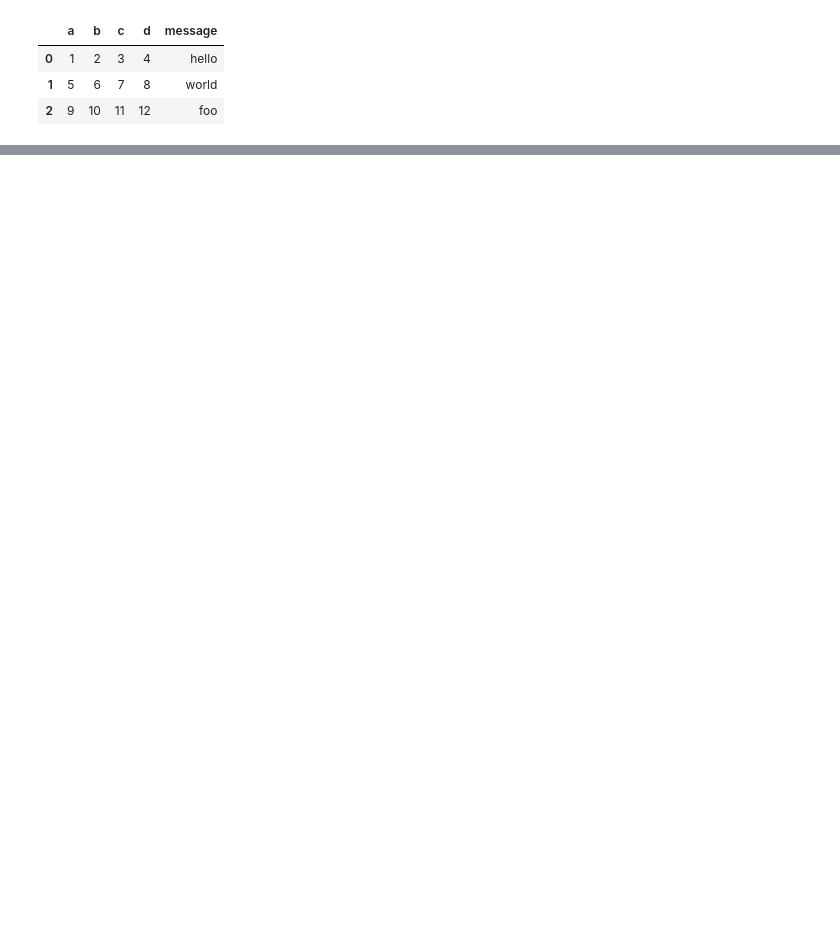
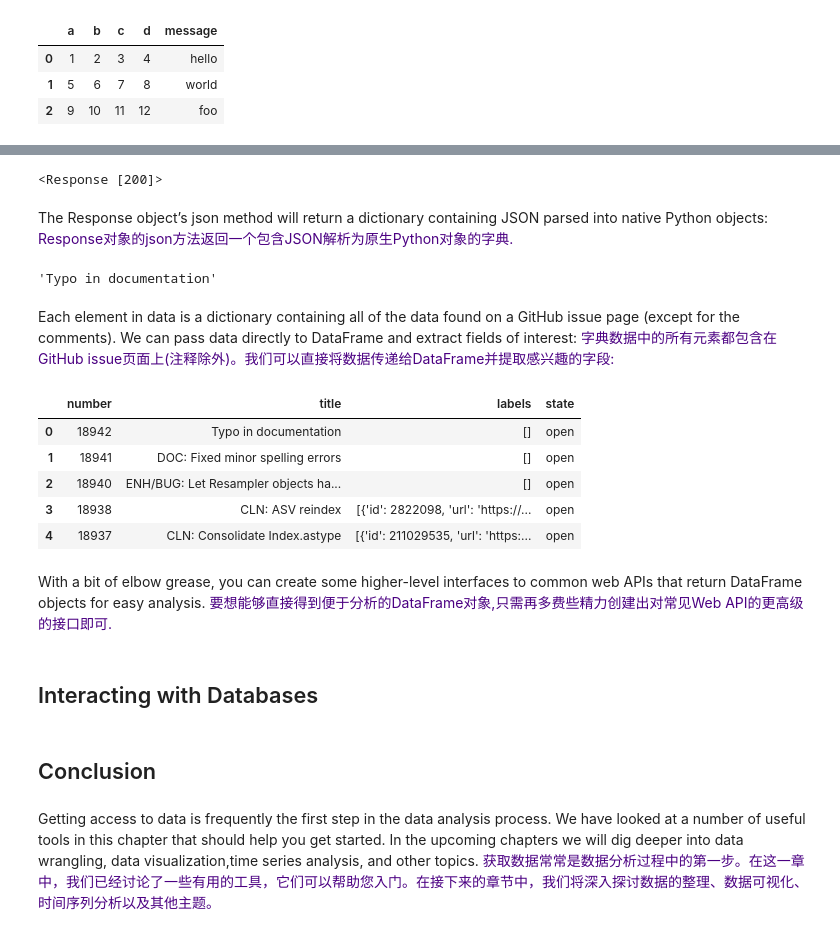
Before and after one commit to edenwzg/code, a Jupyter notebook: jupyter/Python for data analysis/Chapter 6. Data loading,Storage,and File Formats.ipynb, the cells around one changed output, grey strips where cells are left out. Saved outputs shown, nothing was run; the diff lists cells and outputs as text; code cells hidden in the pictures; blank space fills up the shorter version.

```diff
--- a/jupyter/Python for data analysis/Chapter 6. Data loading,Storage,and File Formats.ipynb
+++ b/jupyter/Python for data analysis/Chapter 6. Data loading,Storage,and File Formats.ipynb
@@ -1122,0 +1164,42 @@ pd.read_excel(xlsx, 'Sheet1')
+# %%
+url = 'https://api.github.com/repos/pandas-dev/pandas/issues'
+resp = requests.get(url)
+# %%
+resp
+# %% [output]
+<Response [200]>
+# %% [markdown]
+The Response object’s json method will return a dictionary containing JSON parsed into native Python objects:
+<font color=Indigo>
+Response对象的json方法返回一个包含JSON解析为原生Python对象的字典.
+# %%
+data = resp.json()
+data[0]['title']
+# %% [output]
+'Typo in documentation'
+# %% [markdown]
+Each element in data is a dictionary containing all of the data found on a GitHub issue page (except for the comments). We can pass data directly to DataFrame and extract fields of interest:
+<font color=Indigo>
+字典数据中的所有元素都包含在GitHub issue页面上(注释除外)。我们可以直接将数据传递给DataFrame并提取感兴趣的字段:
+# %%
+issues = pd.DataFrame(data, columns=['number', 'title', 'labels', 'state'])
+issues.head()
+# %% [output]
+|  | number | title | labels | state |
+| 0 | 18942 | Typo in documentation | [] | open |
+| 1 | 18941 | DOC: Fixed minor spelling errors | [] | open |
+| 2 | 18940 | ENH/BUG: Let Resampler objects ha... | [] | open |
+| 3 | 18938 | CLN: ASV reindex | [{'id': 2822098, 'url': 'https://... | open |
+| 4 | 18937 | CLN: Consolidate Index.astype | [{'id': 211029535, 'url': 'https:... | open |
+# %% [markdown]
+With a bit of elbow grease, you can create some higher-level interfaces to common web APIs that return DataFrame objects for easy analysis.
+<font color=Indigo>
+要想能够直接得到便于分析的DataFrame对象,只需再多费些精力创建出对常见Web API的更高级的接口即可.
+# %% [markdown]
+## Interacting with Databases
+# %% [markdown]
+## Conclusion
+# %% [markdown]
+Getting access to data is frequently the first step in the data analysis process. We have looked at a number of useful tools in this chapter that should help you get started. In the upcoming chapters we will dig deeper into data wrangling, data visualization,time series analysis, and other topics.
+<font color=Indigo>
+获取数据常常是数据分析过程中的第一步。在这一章中，我们已经讨论了一些有用的工具，它们可以帮助您入门。在接下来的章节中，我们将深入探讨数据的整理、数据可视化、时间序列分析以及其他主题。
```
Also changed, not shown: parts of 17 cells of this notebook.
